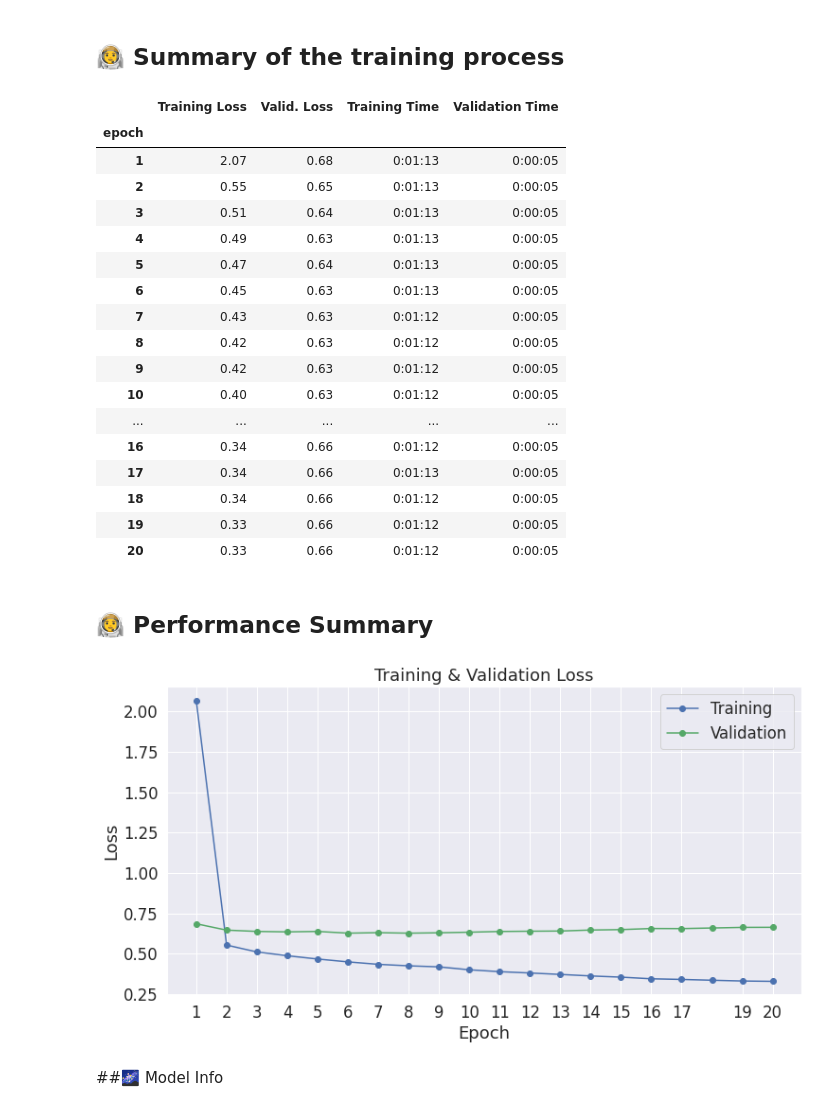
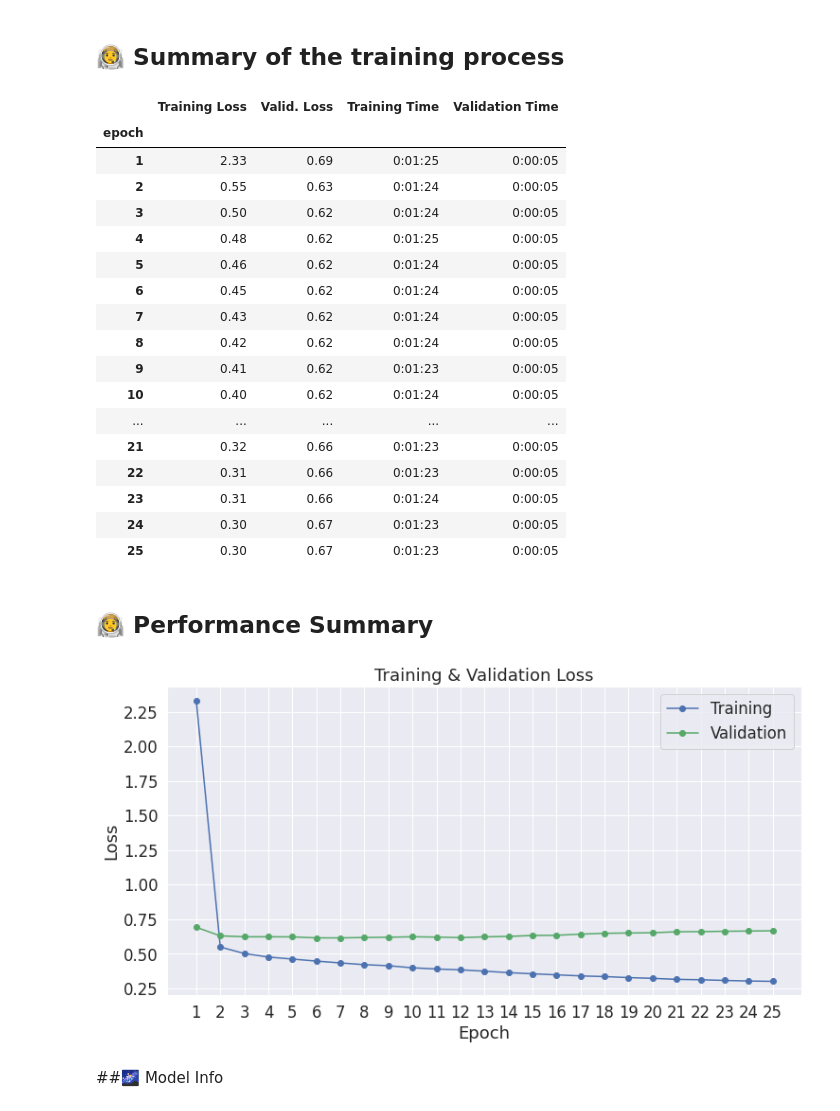
Before and after one commit to ancastillar/Transformers-Create-your-own-poem-, a Jupyter notebook: Transformers_Create_your_own_poem!_with_AI_Train.ipynb, the cells around one changed output. Cells and saved outputs as stored; diff of their text form; code cells hidden in the pictures.

```diff
--- a/Transformers_Create_your_own_poem!_with_AI_Train.ipynb
+++ b/Transformers_Create_your_own_poem!_with_AI_Train.ipynb
@@ -143,7 +142,7 @@ def train_val_split(split, dataset):
 
 RANDOM_SEED = 73
 BATCH_SIZE = 2
-epochs = 20
+epochs = 25
 MAX_LEN = 1024
 home_directory = "/content/drive/MyDrive/proyecto_NLP/models"
 ###################################################################################################################################################################################################
@@ -236,9 +235,9 @@ def format_time(elapsed):
 # hyperparameters
 learning_rate = 1e-4
 eps = 1e-8
-warmup_steps = 35
+warmup_steps = 50
 # this produces sample output every 100 steps
-sample_every = 50
+sample_every = 30
 
 # create text generation seed prompt
 device = torch.device('cuda')
@@ -537,46 +506,46 @@ df_stats
 # %% [output]
 |  | Training Loss | Valid. Loss | Training Time | Validation Time |
 | epoch |  |  |  |  |
-| 1 | 2.07 | 0.68 | 0:01:13 | 0:00:05 |
-| 2 | 0.55 | 0.65 | 0:01:13 | 0:00:05 |
-| 3 | 0.51 | 0.64 | 0:01:13 | 0:00:05 |
-| 4 | 0.49 | 0.63 | 0:01:13 | 0:00:05 |
-| 5 | 0.47 | 0.64 | 0:01:13 | 0:00:05 |
-| 6 | 0.45 | 0.63 | 0:01:13 | 0:00:05 |
-| 7 | 0.43 | 0.63 | 0:01:12 | 0:00:05 |
-| 8 | 0.42 | 0.63 | 0:01:12 | 0:00:05 |
-| 9 | 0.42 | 0.63 | 0:01:12 | 0:00:05 |
-| 10 | 0.40 | 0.63 | 0:01:12 | 0:00:05 |
+| 1 | 2.33 | 0.69 | 0:01:25 | 0:00:05 |
+| 2 | 0.55 | 0.63 | 0:01:24 | 0:00:05 |
+| 3 | 0.50 | 0.62 | 0:01:24 | 0:00:05 |
+| 4 | 0.48 | 0.62 | 0:01:25 | 0:00:05 |
+| 5 | 0.46 | 0.62 | 0:01:24 | 0:00:05 |
+| 6 | 0.45 | 0.62 | 0:01:24 | 0:00:05 |
+| 7 | 0.43 | 0.62 | 0:01:24 | 0:00:05 |
+| 8 | 0.42 | 0.62 | 0:01:24 | 0:00:05 |
+| 9 | 0.41 | 0.62 | 0:01:23 | 0:00:05 |
+| 10 | 0.40 | 0.62 | 0:01:24 | 0:00:05 |
 | ... | ... | ... | ... | ... |
-| 16 | 0.34 | 0.66 | 0:01:12 | 0:00:05 |
-| 17 | 0.34 | 0.66 | 0:01:13 | 0:00:05 |
-| 18 | 0.34 | 0.66 | 0:01:12 | 0:00:05 |
-| 19 | 0.33 | 0.66 | 0:01:12 | 0:00:05 |
-| 20 | 0.33 | 0.66 | 0:01:12 | 0:00:05 |
+| 21 | 0.32 | 0.66 | 0:01:23 | 0:00:05 |
+| 22 | 0.31 | 0.66 | 0:01:23 | 0:00:05 |
+| 23 | 0.31 | 0.66 | 0:01:24 | 0:00:05 |
+| 24 | 0.30 | 0.67 | 0:01:23 | 0:00:05 |
+| 25 | 0.30 | 0.67 | 0:01:23 | 0:00:05 |
 # %% [markdown]
 ## 👨‍🚀 Performance Summary
 # %%
 # Use plot styling from seaborn.
 sns.set(style='darkgrid')
 
 # Increase the plot size and font size.
 sns.set(font_scale=1.5)
 plt.rcParams["figure.figsize"] = (12,6)
 
 # Plot the learning curve.
 plt.plot(df_stats['Training Loss'], 'b-o', label="Training")
 plt.plot(df_stats['Valid. Loss'], 'g-o', label="Validation")
 
 # Label the plot.
 plt.title("Training & Validation Loss")
 plt.xlabel("Epoch")
 plt.ylabel("Loss")
 plt.legend()
-plt.xticks([1, 2, 3, 4, 5, 6, 7,8,9,10,11,12,13,14,15,16,17,19,20])
+plt.xticks([1, 2, 3, 4, 5, 6, 7,8,9,10,11,12,13,14,15,16,17,18,19,20,21,22,23,24,25])
 
 plt.show()
 # %% [output]
-[figure, old version]
+[figure, new version]
 # %% [markdown]
 ##🌌 Model Info
 # %%
```
Also changed, not shown: parts of 8 cells of this notebook.
